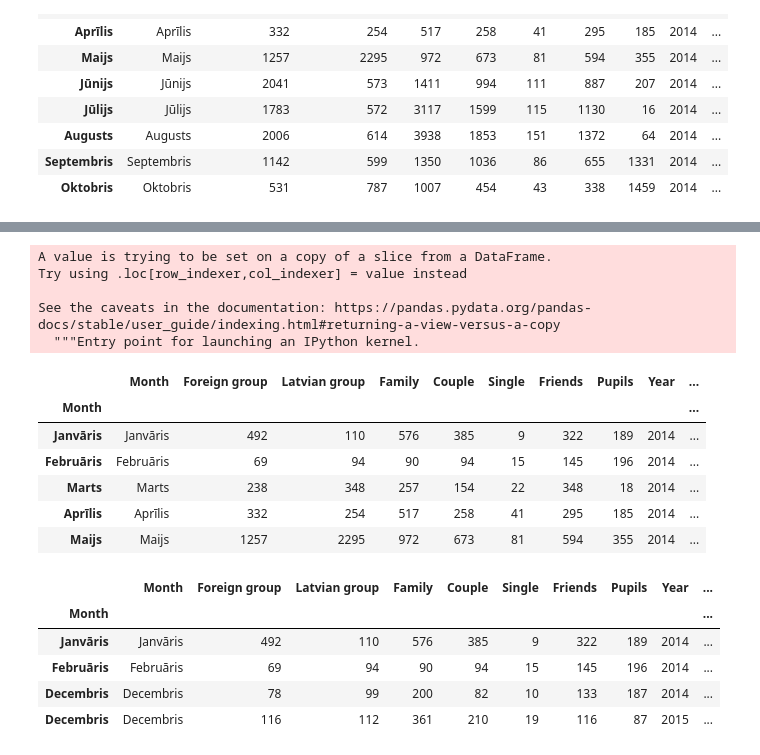
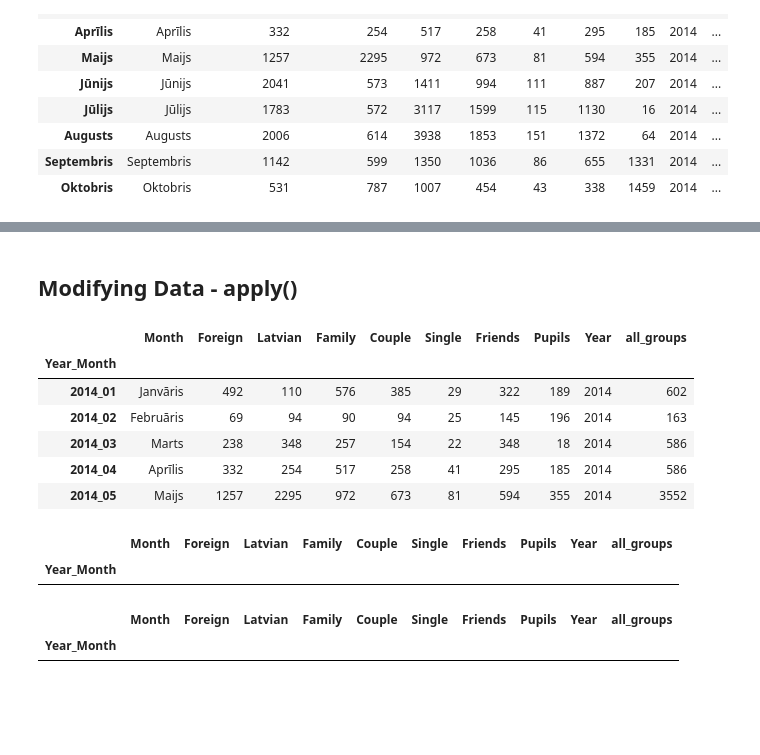
Before and after one commit to ValRCS/RTU_Python_720_Fall_2020, a Jupyter notebook: Pandas/Python_Pandas_Tutorial.ipynb, the cells around one changed output, grey strips where cells are left out. Cells and saved outputs as stored; diff of their text form; code cells hidden in the pictures; blank space fills up the shorter version.

```diff
--- a/Pandas/Python_Pandas_Tutorial.ipynb
+++ b/Pandas/Python_Pandas_Tutorial.ipynb
@@ -524,0 +620,9 @@ df.head()
+# %%
+# lets create a numeric column form month names
+# we will use a dictionary to map month names to numbers
+month_map = {"Janvāris":1, "Februāris":2, "Marts":3, "Aprīlis":4,
+             "Maijs":5, "Jūnijs":6, "Jūlijs":7, "Augusts":8,
+             "Septembris":9, "Oktobris":10, "Novembris":11, "Decembris":12}
+# we create a new column by mapping month names to number
+df["Month_num"] = df.Month.map(month_map) # so we use map method to map month names to numbers
+df.head()
@@ -524,0 +637,7 @@ df.head()
+# %%
+# let us now create a new column from year and Month_num
+# we can always cast any data to string
+# lets add 0 in front of single digit months
+df["Month_num"] = df.Month_num.astype(str).str.zfill(2) # so we use string method zfill to add 0 in front of single digit months
+df["Year_Month"] = df.Year.astype(str) + "_" + df.Month_num.astype(str) # so we use string concatenation
+df.head()
@@ -524,0 +652,4 @@ df.head()
+# %%
+# Year_Month would make a good index
+df.index = df.Year_Month
+df.head()
@@ -524,0 +666,6 @@ df.head()
+# %%
+# let us now drop some columns
+df.drop(["Month_num", "Year_Month"], axis=1, inplace=True) # so we drop two columns
+# axis=1 means we drop columns
+# we would need to drop rows if we used axis=0
+df.head()
@@ -615,26 +785,28 @@ df[df.Single < 20]
+# %% [markdown]
+## Modifying Data - apply()
 # %%
-df[df.Single < 20]['Single'] += 10 # so for all cells in Single column that have value less than 20 we add 10
+# so here we filter by Single column and then we select that Single column
+# we could have changed different column(s) as well
+df.loc[df.Single < 20, 'Single'] += 10 # so for all cells in Single column that have value less than 20 we add 10
 df.head()
+# https://pandas.pydata.org/pandas-docs/stable/user_guide/indexing.html#returning-a-view-versus-a-copy
 # %% [output]
-A value is trying to be set on a copy of a slice from a DataFrame.
-Try using .loc[row_indexer,col_indexer] = value instead
-
-See the caveats in the documentation: https://pandas.pydata.org/pandas-docs/stable/user_guide/indexing.html#returning-a-view-versus-a-copy
-  """Entry point for launching an IPython kernel.
-|  | Month | Foreign group | Latvian group | Family | Couple | Single | Friends | Pupils | Year | ... |
-| Month |  |  |  |  |  |  |  |  |  | ... |
-| Janvāris | Janvāris | 492 | 110 | 576 | 385 | 9 | 322 | 189 | 2014 | ... |
-| Februāris | Februāris | 69 | 94 | 90 | 94 | 15 | 145 | 196 | 2014 | ... |
-| Marts | Marts | 238 | 348 | 257 | 154 | 22 | 348 | 18 | 2014 | ... |
-| Aprīlis | Aprīlis | 332 | 254 | 517 | 258 | 41 | 295 | 185 | 2014 | ... |
-| Maijs | Maijs | 1257 | 2295 | 972 | 673 | 81 | 594 | 355 | 2014 | ... |
+|  | Month | Foreign | Latvian | Family | Couple | Single | Friends | Pupils | Year | all_groups |
+| Year_Month |  |  |  |  |  |  |  |  |  |  |
+| 2014_01 | Janvāris | 492 | 110 | 576 | 385 | 29 | 322 | 189 | 2014 | 602 |
+| 2014_02 | Februāris | 69 | 94 | 90 | 94 | 25 | 145 | 196 | 2014 | 163 |
+| 2014_03 | Marts | 238 | 348 | 257 | 154 | 22 | 348 | 18 | 2014 | 586 |
+| 2014_04 | Aprīlis | 332 | 254 | 517 | 258 | 41 | 295 | 185 | 2014 | 586 |
+| 2014_05 | Maijs | 1257 | 2295 | 972 | 673 | 81 | 594 | 355 | 2014 | 3552 |
+# %%
+few_singles = df[df.Single < 20]
+few_singles # no singles under 20 because we changed the original dataframe by adding 10 to all singles under 20
+# %% [output]
+|  | Month | Foreign | Latvian | Family | Couple | Single | Friends | Pupils | Year | all_groups |
+| Year_Month |  |  |  |  |  |  |  |  |  |  |
 # %%
-few_singles = df[df.Single < 20]
-few_singles
+few_singles.Single += 20
+few_singles # nothing to change here
 # %% [output]
-|  | Month | Foreign group | Latvian group | Family | Couple | Single | Friends | Pupils | Year | ... |
-| Month |  |  |  |  |  |  |  |  |  | ... |
-| Janvāris | Janvāris | 492 | 110 | 576 | 385 | 9 | 322 | 189 | 2014 | ... |
-| Februāris | Februāris | 69 | 94 | 90 | 94 | 15 | 145 | 196 | 2014 | ... |
-| Decembris | Decembris | 78 | 99 | 200 | 82 | 10 | 133 | 187 | 2014 | ... |
-| Decembris | Decembris | 116 | 112 | 361 | 210 | 19 | 116 | 87 | 2015 | ... |
+|  | Month | Foreign | Latvian | Family | Couple | Single | Friends | Pupils | Year | all_groups |
+| Year_Month |  |  |  |  |  |  |  |  |  |  |
```
Also changed, not shown: parts of 57 cells of this notebook.
